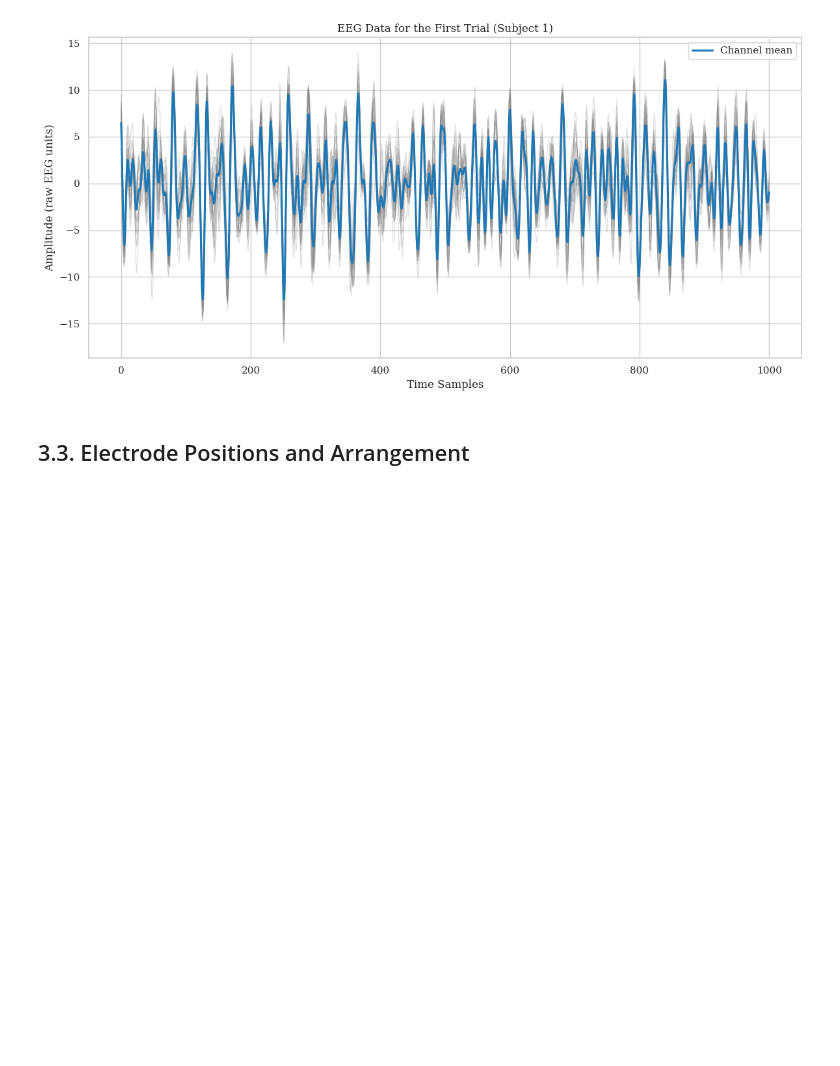
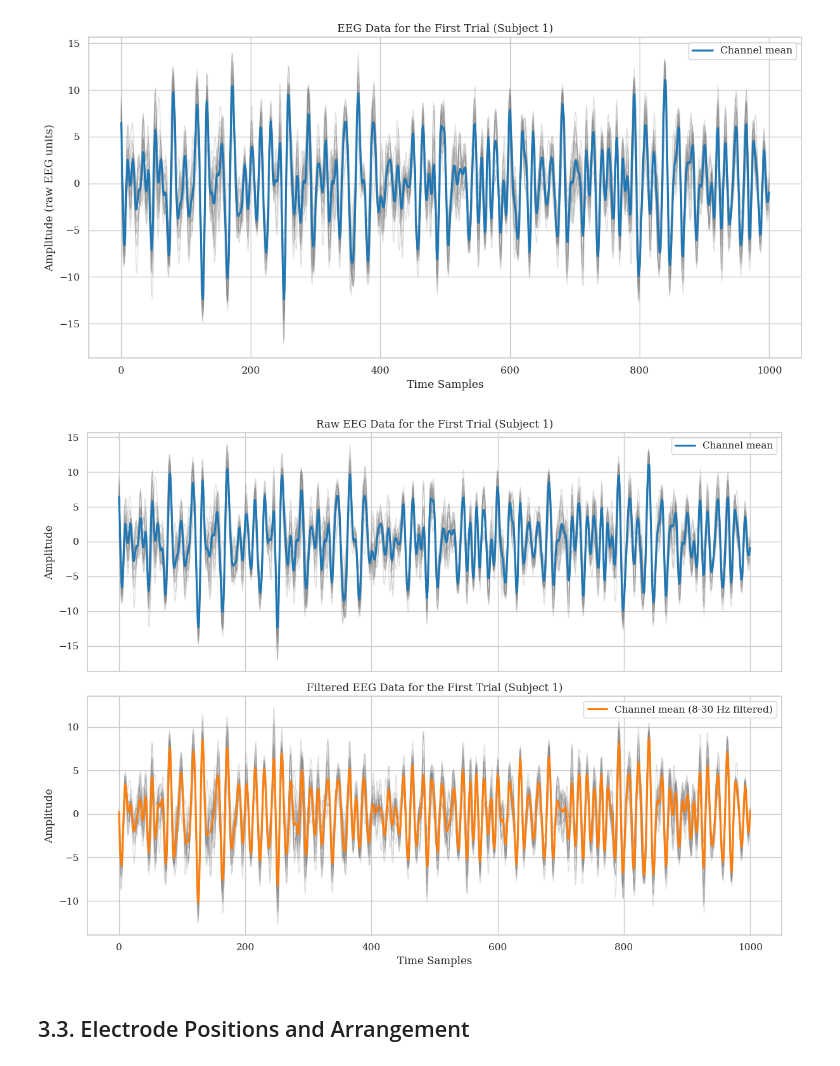
Before and after one commit to vadimegorov13/bci-inefficiency-analysis, a Jupyter notebook: src/01_dataset_check.ipynb, the cells around one changed output. Drawn from its saved outputs; the diff is of its cells as text; code cells hidden in the pictures; blank space fills up the shorter version.

```diff
--- a/src/01_dataset_check.ipynb
+++ b/src/01_dataset_check.ipynb
@@ -144,6 +146,53 @@ plt.tight_layout()
 plt.show()
 # %% [output]
 [figure]
+# %%
+sfreq = 250.0
+trial = X[0]
+
+low_hz = 8
+high_hz = 30.0
+sos = butter(
+    N=4,
+    Wn=[low_hz, high_hz],
+    btype="bandpass",
+    fs=sfreq,
+    output="sos"
+)
+
+trial_filtered = sosfiltfilt(sos, trial, axis=1)
+
+mean_trace_raw = trial.mean(axis=0)
+mean_trace_filtered = trial_filtered.mean(axis=0)
+
+fig, axes = plt.subplots(2, 1, figsize=(12, 9), sharex=True)
+
+# Raw
+for ch in trial:
+    axes[0].plot(ch, color="gray", alpha=0.25, linewidth=0.9)
+axes[0].plot(mean_trace_raw, color="tab:blue", linewidth=2.2, label="Channel mean")
+axes[0].set_title("Raw EEG Data for the First Trial (Subject 1)")
+axes[0].set_ylabel("Amplitude")
+axes[0].legend(loc="upper right")
+
+# Filtered
+for ch in trial_filtered:
+    axes[1].plot(ch, color="gray", alpha=0.25, linewidth=0.9)
+axes[1].plot(
+    mean_trace_filtered,
+    color="tab:orange",
+    linewidth=2.2,
+    label="Channel mean (8-30 Hz filtered)"
+)
+axes[1].set_title("Filtered EEG Data for the First Trial (Subject 1)")
+axes[1].set_xlabel("Time Samples")
+axes[1].set_ylabel("Amplitude")
+axes[1].legend(loc="upper right")
+
+plt.tight_layout()
+plt.show()
+# %% [output]
+[figure, added]
 # %% [markdown]
 ## 3.3. Electrode Positions and Arrangement
 # %%
```
Also changed, not shown: parts of 4 cells of this notebook, 2 other files.
